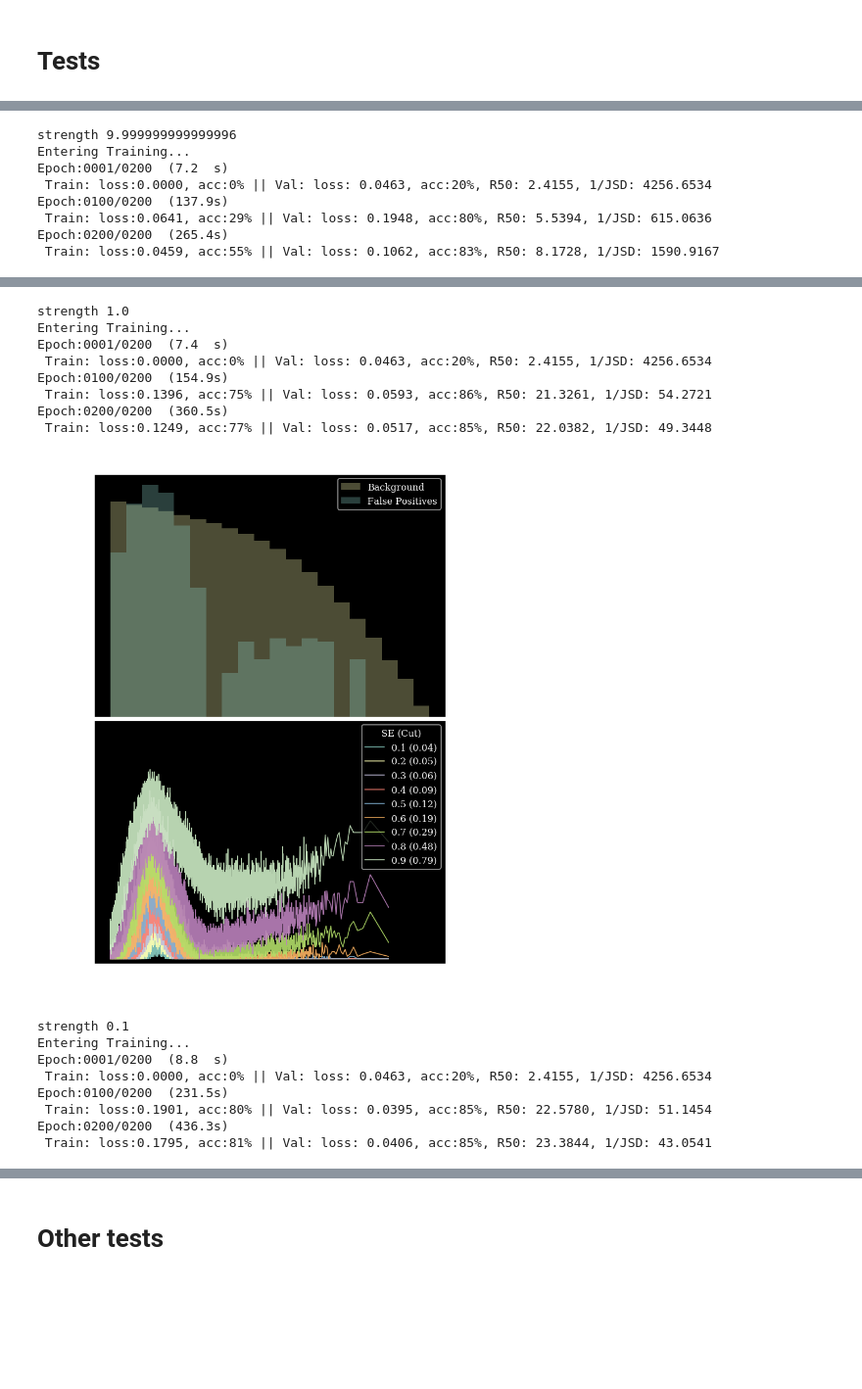
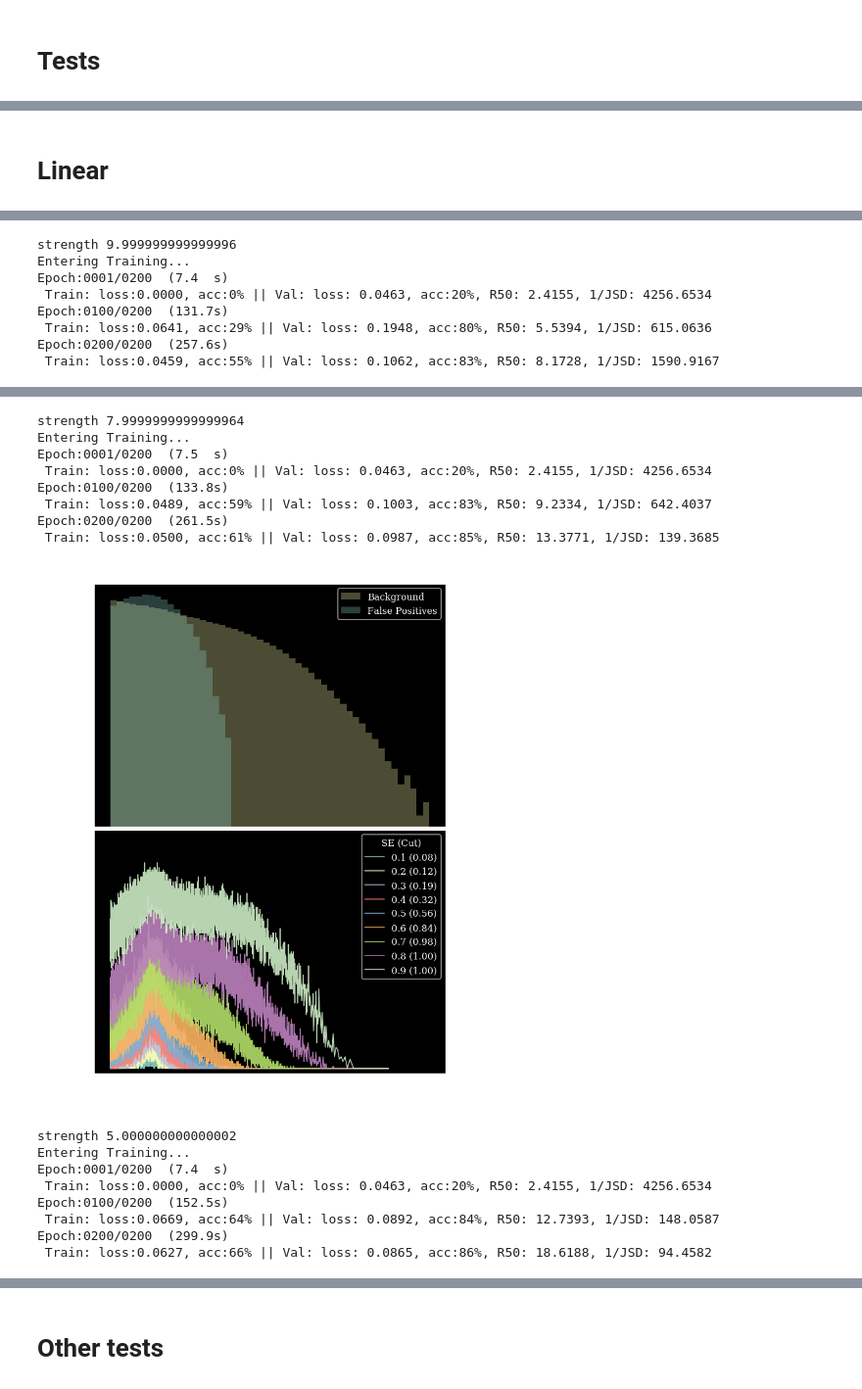
Before and after one commit to weissercn/UnbiasedML, a Jupyter notebook: UnbiasedML/nbs/W_FCN-main.ipynb, the cells around one changed output, grey strips where cells are left out. Shown at 98% size. Cells and saved outputs as stored; diff of their text form; code cells hidden in the pictures; blank space fills up the shorter version.

```diff
--- a/UnbiasedML/nbs/W_FCN-main.ipynb
+++ b/UnbiasedML/nbs/W_FCN-main.ipynb
@@ -80,9 +80,11 @@ val = (val-mindata)/(maxdata-mindata)
 use_cuda = torch.cuda.is_available()
 device = torch.device("cuda:0" if use_cuda else "cpu")
 #device = "cpu"
+m,dm = np.histogram(train[::,0],bins=train.shape[0],density=True)
+Fm = np.cumsum(m*(dm[1]-dm[0]))
 traindataset = DataSet(samples=train[::,1:-1],
                        labels=train[::,-1].astype('int32'),
-                       m = train[::,0])
+                       m = t)
 valdataset = DataSet(samples=val[:,1:-1],
                      labels=val[:,-1].astype('int32'),
                     m = val[:,0])
@@ -108,0 +113,22 @@ params = {'epochs'     : 200,
+# %%
+for i,strength in enumerate([10,5,1,1e-1,1e-2]):
+    frac = strength/(1+strength)
+    print("strength",frac/(1-frac))
+    metrics_train_L = Metrics()
+    metrics_val_L = Metrics(validation=True)
+
+    torch.manual_seed(777)
+    model_L = Classifier().to(device)
+    optimizer = torch.optim.SGD(model_L.parameters(),lr=2e-1,momentum=0.)
+    loss =  Disco(frac=frac,labels=train[::,-1].astype('int32'),order=1)
+    scheduler = torch.optim.lr_scheduler.StepLR(optimizer,step_size=200, gamma=0.9)
+    log=Logger("./logs/logWFCNDisLoss({:.2f}).txt".format(frac))
+    model_L.fit(traindataset=traindataset,
+                valdataset=valdataset,
+                optimizer=optimizer,
+                loss=loss,
+                **params,
+                log=log,
+              #scheduler=scheduler,
+              metrics=[metrics_train_L,metrics_val_L])
+    plot_stuff(model=model_L,name="DisCo DNN",X=test[:,1:11],y=test[:,-1],x_biased=test[:,0])
@@ -109,5 +172,7 @@ params = {'epochs'     : 200,
+# %% [markdown]
+# Linear
 # %%
-for i,strength in enumerate([100,10,1,1e-1,1e-2,1e-3]):
+for i,strength in enumerate([15,10,8,5,1,1e-1,1e-2]):
     frac = strength/(1+strength)
     print("strength",frac/(1-frac))
     metrics_train_L = Metrics()
@@ -141,8 +206,8 @@ Epoch:0200/0200  (297.3s)
 strength 9.999999999999996
 Entering Training...
-Epoch:0001/0200  (7.2  s)
+Epoch:0001/0200  (7.4  s)
  Train: loss:0.0000, acc:0% || Val: loss: 0.0463, acc:20%, R50: 2.4155, 1/JSD: 4256.6534
-Epoch:0100/0200  (137.9s)
+Epoch:0100/0200  (131.7s)
  Train: loss:0.0641, acc:29% || Val: loss: 0.1948, acc:80%, R50: 5.5394, 1/JSD: 615.0636
-Epoch:0200/0200  (265.4s)
+Epoch:0200/0200  (257.6s)
  Train: loss:0.0459, acc:55% || Val: loss: 0.1062, acc:83%, R50: 8.1728, 1/JSD: 1590.9167
@@ -150,17 +215,17 @@ Epoch:0200/0200  (265.4s)
-strength 1.0
+strength 7.9999999999999964
 Entering Training...
-Epoch:0001/0200  (7.4  s)
+Epoch:0001/0200  (7.5  s)
  Train: loss:0.0000, acc:0% || Val: loss: 0.0463, acc:20%, R50: 2.4155, 1/JSD: 4256.6534
-Epoch:0100/0200  (154.9s)
- Train: loss:0.1396, acc:75% || Val: loss: 0.0593, acc:86%, R50: 21.3261, 1/JSD: 54.2721
-Epoch:0200/0200  (360.5s)
- Train: loss:0.1249, acc:77% || Val: loss: 0.0517, acc:85%, R50: 22.0382, 1/JSD: 49.3448
+Epoch:0100/0200  (133.8s)
+ Train: loss:0.0489, acc:59% || Val: loss: 0.1003, acc:83%, R50: 9.2334, 1/JSD: 642.4037
+Epoch:0200/0200  (261.5s)
+ Train: loss:0.0500, acc:61% || Val: loss: 0.0987, acc:85%, R50: 13.3771, 1/JSD: 139.3685
-[figure, old version]
+[figure, new version]
-strength 0.1
+strength 5.000000000000002
 Entering Training...
-Epoch:0001/0200  (8.8  s)
+Epoch:0001/0200  (7.4  s)
  Train: loss:0.0000, acc:0% || Val: loss: 0.0463, acc:20%, R50: 2.4155, 1/JSD: 4256.6534
-Epoch:0100/0200  (231.5s)
- Train: loss:0.1901, acc:80% || Val: loss: 0.0395, acc:85%, R50: 22.5780, 1/JSD: 51.1454
-Epoch:0200/0200  (436.3s)
- Train: loss:0.1795, acc:81% || Val: loss: 0.0406, acc:85%, R50: 23.3844, 1/JSD: 43.0541
+Epoch:0100/0200  (152.5s)
+ Train: loss:0.0669, acc:64% || Val: loss: 0.0892, acc:84%, R50: 12.7393, 1/JSD: 148.0587
+Epoch:0200/0200  (299.9s)
+ Train: loss:0.0627, acc:66% || Val: loss: 0.0865, acc:86%, R50: 18.6188, 1/JSD: 94.4582
```
Also changed, not shown: parts of 6 cells of this notebook, 37 other files.
